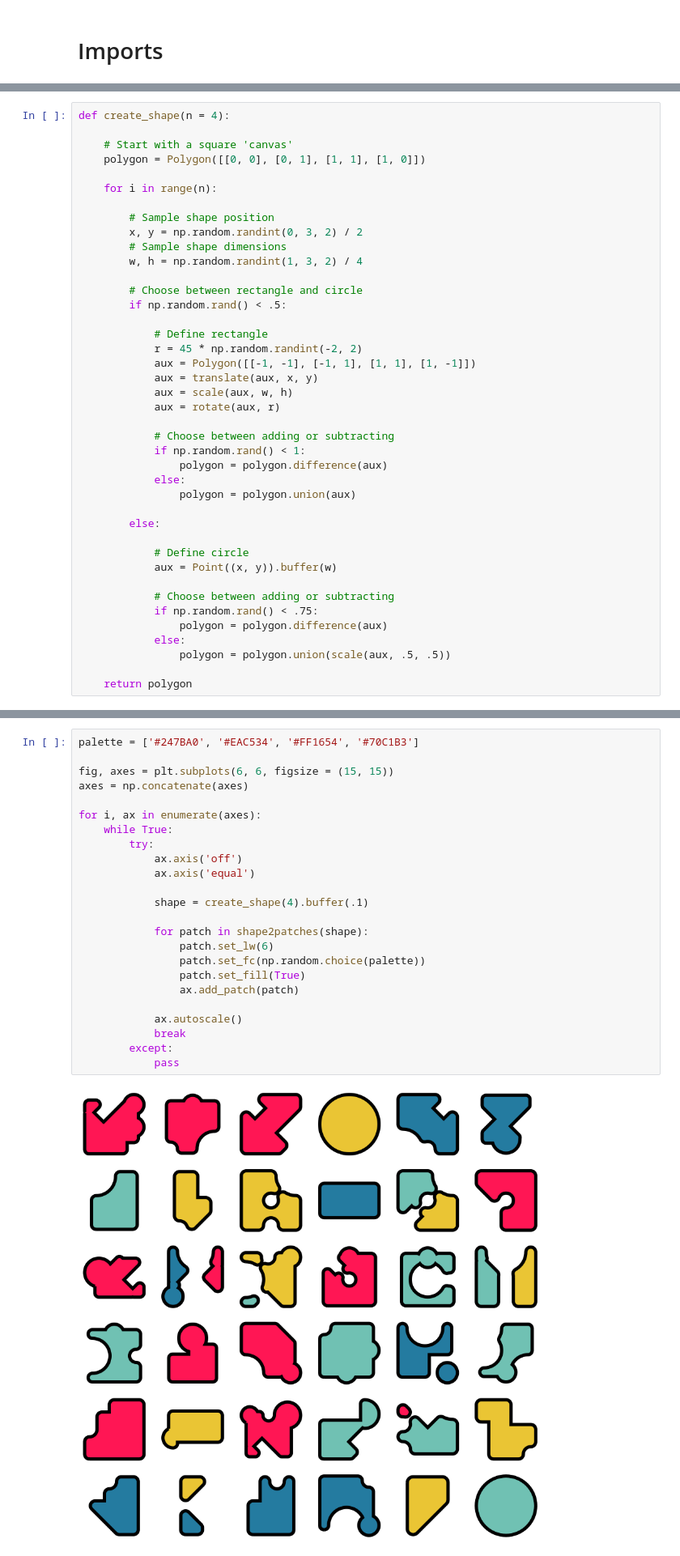
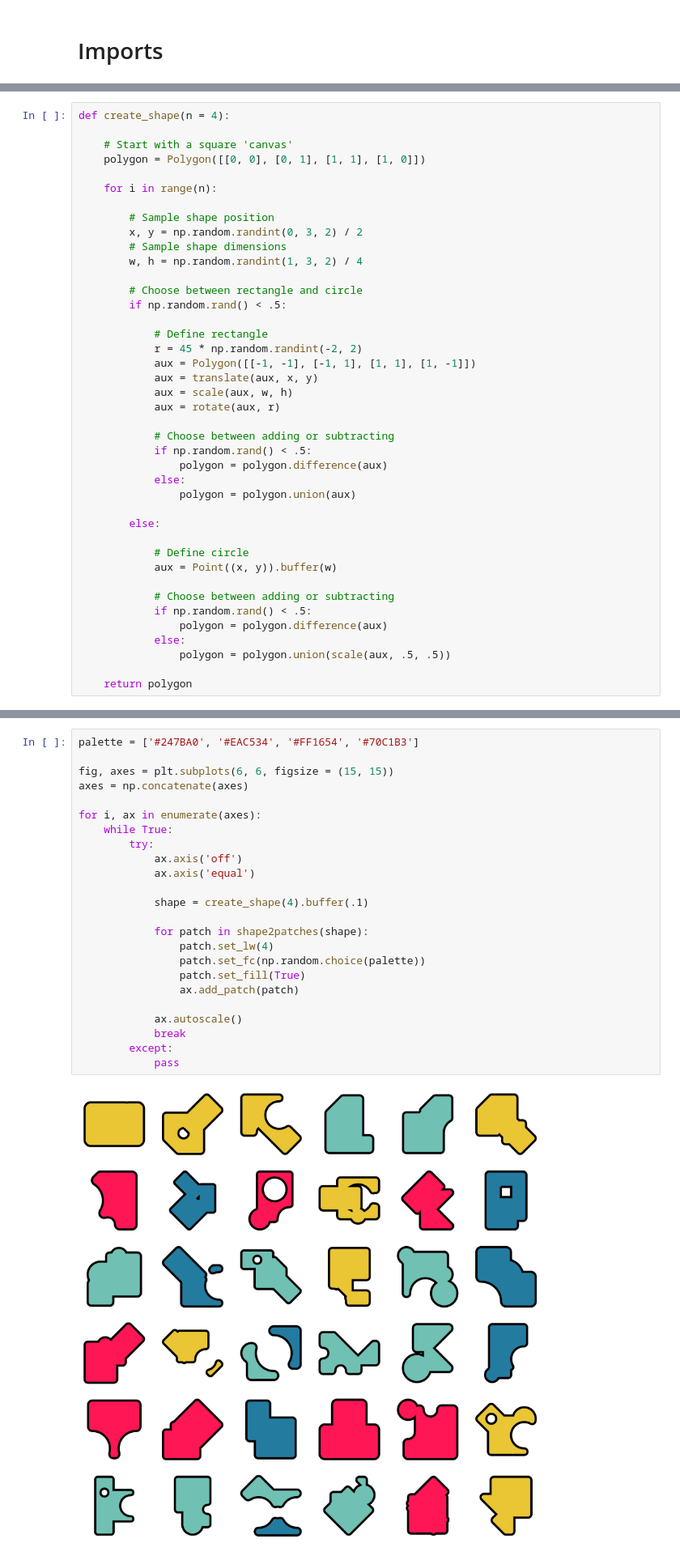
Before and after one commit to marceloprates/python-sketches, a Jupyter notebook: shapes/shapes.ipynb, the cells around one changed output, grey strips where cells are left out. Shown at 81% size. Cells and saved outputs as stored; diff of their text form.

```diff
--- a/shapes/shapes.ipynb
+++ b/shapes/shapes.ipynb
@@ -85,7 +85,7 @@ def create_shape(n = 4):
             aux = rotate(aux, r)
 
             # Choose between adding or subtracting
-            if np.random.rand() < 1:
+            if np.random.rand() < .5:
                 polygon = polygon.difference(aux)
             else:
                 polygon = polygon.union(aux)
@@ -96,7 +96,7 @@ def create_shape(n = 4):
             aux = Point((x, y)).buffer(w)
 
             # Choose between adding or subtracting
-            if np.random.rand() < .75:
+            if np.random.rand() < .5:
                 polygon = polygon.difference(aux)
             else:
                 polygon = polygon.union(scale(aux, .5, .5))
@@ -107,29 +107,29 @@ def create_shape(n = 4):
 # %%
 palette = ['#247BA0', '#EAC534', '#FF1654', '#70C1B3']
 
 fig, axes = plt.subplots(6, 6, figsize = (15, 15))
 axes = np.concatenate(axes)
 
 for i, ax in enumerate(axes):
     while True:
         try:
             ax.axis('off')
             ax.axis('equal')
 
             shape = create_shape(4).buffer(.1)
 
             for patch in shape2patches(shape):
-                patch.set_lw(6)
+                patch.set_lw(4)
                 patch.set_fc(np.random.choice(palette))
                 patch.set_fill(True)
                 ax.add_patch(patch)
 
             ax.autoscale()
             break
         except:
             pass
 # %% [output]
-[figure, old version]
+[figure, new version]
 # %% [markdown]
 # Create "space filling" mosaic
 # %% [markdown]
```
Also changed, not shown: parts of 7 cells of this notebook, 2 other files.
